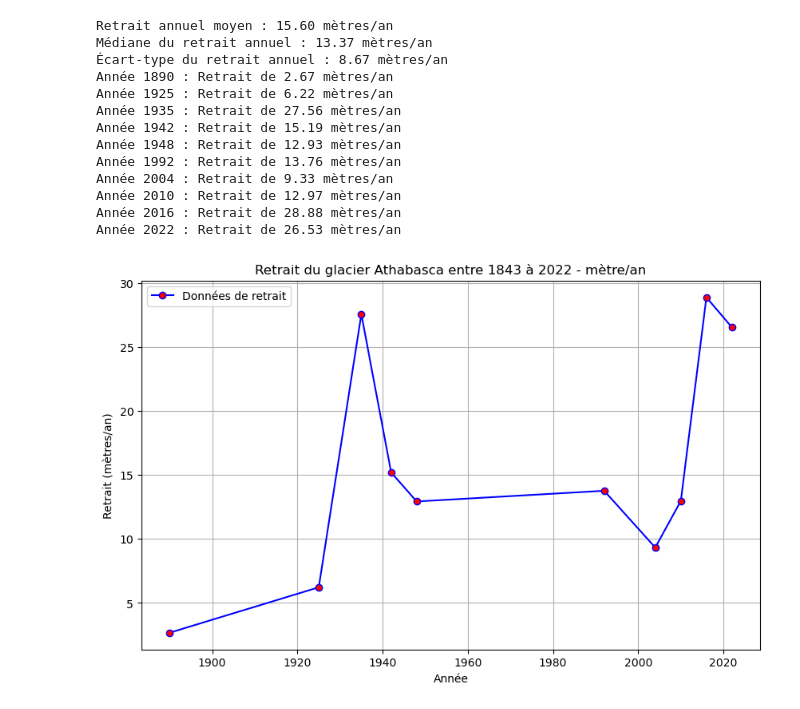
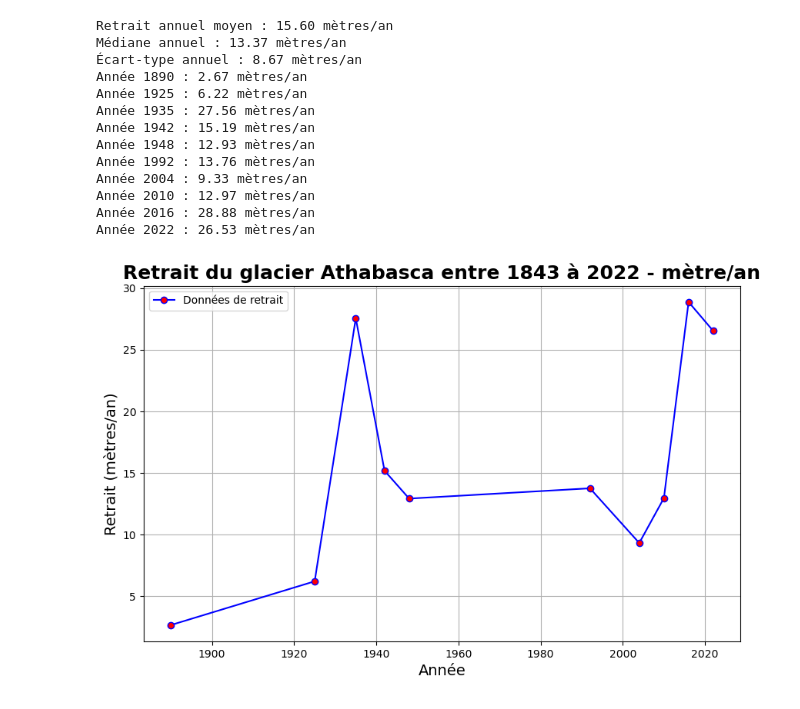
Before and after one commit to tofunori/Ouest, a Jupyter notebook: Retrait glacier/retrait_athabasca.ipynb, the cells around one changed output. Drawn from its saved outputs; the diff is of its cells as text; code cells hidden in the pictures.

```diff
--- a/Retrait glacier/retrait_athabasca.ipynb
+++ b/Retrait glacier/retrait_athabasca.ipynb
@@ -4,73 +4,56 @@ import pandas as pd
 import numpy as np
 import matplotlib.pyplot as plt
 
-# Charger le Shapefile original contenant les points
 gdf = gpd.read_file(r"D:\UQTR\Automne 2024\Ouest\retrait_glacier\retrait_points.shp")
-
-# Reprojeter si nécessaire pour travailler dans un système métrique (UTM zone 33N)
 gdf = gdf.to_crs(epsg=32611)
-
-# Convertir la colonne 'year' en type numérique
 gdf['year'] = pd.to_numeric(gdf['year'], errors='coerce')
-
-# Supprimer les lignes avec des valeurs manquantes ou années hors plage
 gdf = gdf.dropna(subset=['year'])
 gdf = gdf[(gdf['year'] >= 1843) & (gdf['year'] <= 2024)]
-
-# Trier par année
 gdf = gdf.sort_values(by='year').reset_index(drop=True)
 
-# Extraire les années et géométries existantes
 years_existing = gdf['year'].values
 points_existing = gdf.geometry.values
 
-# Extraire les coordonnées des points existants
 x_existing = np.array([point.x for point in points_existing])
 y_existing = np.array([point.y for point in points_existing])
 
-# Calculer les distances cumulées en mètres entre les points
 distances = np.sqrt(np.diff(x_existing)**2 + np.diff(y_existing)**2)
 cumulative_distances = np.cumsum(distances)
 
-# Calculer les retraits annuels (en mètres par an)
 years_diff = np.diff(years_existing)
 retreat_per_year = np.divide(distances, years_diff)
-# Calculer les statistiques de base pour les retraits annuels
+
 mean_retreat = np.mean(retreat_per_year)
 median_retreat = np.median(retreat_per_year)
 std_dev_retreat = np.std(retreat_per_year)
 
-# Afficher les statistiques
 print(f"Retrait annuel moyen : {mean_retreat:.2f} mètres/an")
-print(f"Médiane du retrait annuel : {median_retreat:.2f} mètres/an")
-print(f"Écart-type du retrait annuel : {std_dev_retreat:.2f} mètres/an")
+print(f"Médiane annuel : {median_retreat:.2f} mètres/an")
+print(f"Écart-type annuel : {std_dev_retreat:.2f} mètres/an")
 
-# Afficher les statistiques de retrait par année
 for year, retreat in zip(years_existing[1:], retreat_per_year):
-    print(f"Année {year} : Retrait de {retreat:.2f} mètres/an")
-# Créer un graphique du retrait par mètre/an
+    print(f"Année {year} : {retreat:.2f} mètres/an")
+
 plt.figure(figsize=(10, 6))
 plt.plot(years_existing[1:], retreat_per_year, marker='o', linestyle='-', color='blue', markerfacecolor='red', label='Données de retrait')
 plt.legend()
-plt.title('Retrait du glacier Athabasca entre 1843 à 2022 - mètre/an')
-plt.xlabel('Année')
-plt.ylabel('Retrait (mètres/an)')
+plt.title('Retrait du glacier Athabasca entre 1843 à 2022 - mètre/an', fontsize=18, fontweight='bold')
+plt.xlabel('Année', fontsize=14)
+plt.ylabel('Retrait (mètres/an)', fontsize=14)
 plt.grid(True)
-
-# Afficher le graphique
 plt.show()
 # %% [output]
 Retrait annuel moyen : 15.60 mètres/an
-Médiane du retrait annuel : 13.37 mètres/an
-Écart-type du retrait annuel : 8.67 mètres/an
-Année 1890 : Retrait de 2.67 mètres/an
-Année 1925 : Retrait de 6.22 mètres/an
-Année 1935 : Retrait de 27.56 mètres/an
-Année 1942 : Retrait de 15.19 mètres/an
-Année 1948 : Retrait de 12.93 mètres/an
-Année 1992 : Retrait de 13.76 mètres/an
-Année 2004 : Retrait de 9.33 mètres/an
-Année 2010 : Retrait de 12.97 mètres/an
-Année 2016 : Retrait de 28.88 mètres/an
-Année 2022 : Retrait de 26.53 mètres/an
+Médiane annuel : 13.37 mètres/an
+Écart-type annuel : 8.67 mètres/an
+Année 1890 : 2.67 mètres/an
+Année 1925 : 6.22 mètres/an
+Année 1935 : 27.56 mètres/an
+Année 1942 : 15.19 mètres/an
+Année 1948 : 12.93 mètres/an
+Année 1992 : 13.76 mètres/an
+Année 2004 : 9.33 mètres/an
+Année 2010 : 12.97 mètres/an
+Année 2016 : 28.88 mètres/an
+Année 2022 : 26.53 mètres/an
-[figure, old version]
+[figure, new version]
```
Also changed, not shown: parts of 2 cells of this notebook, 6 other files.
